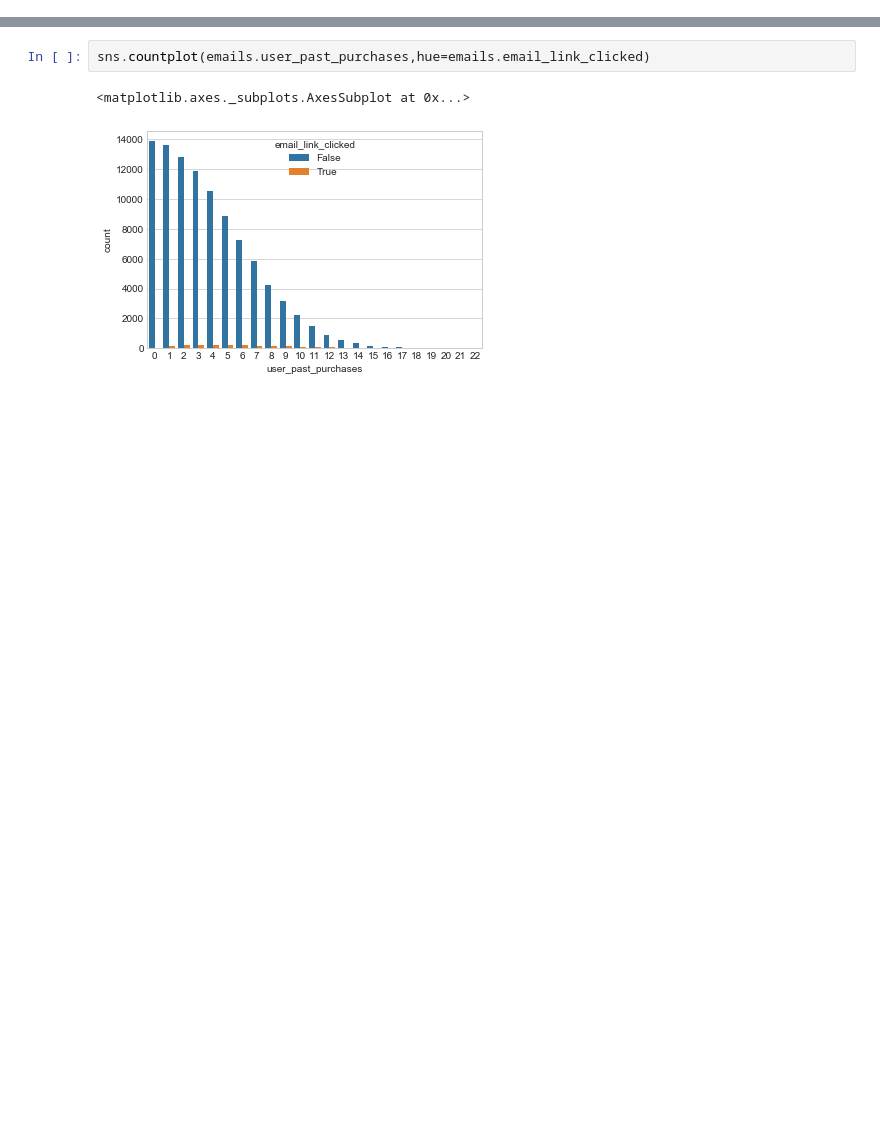
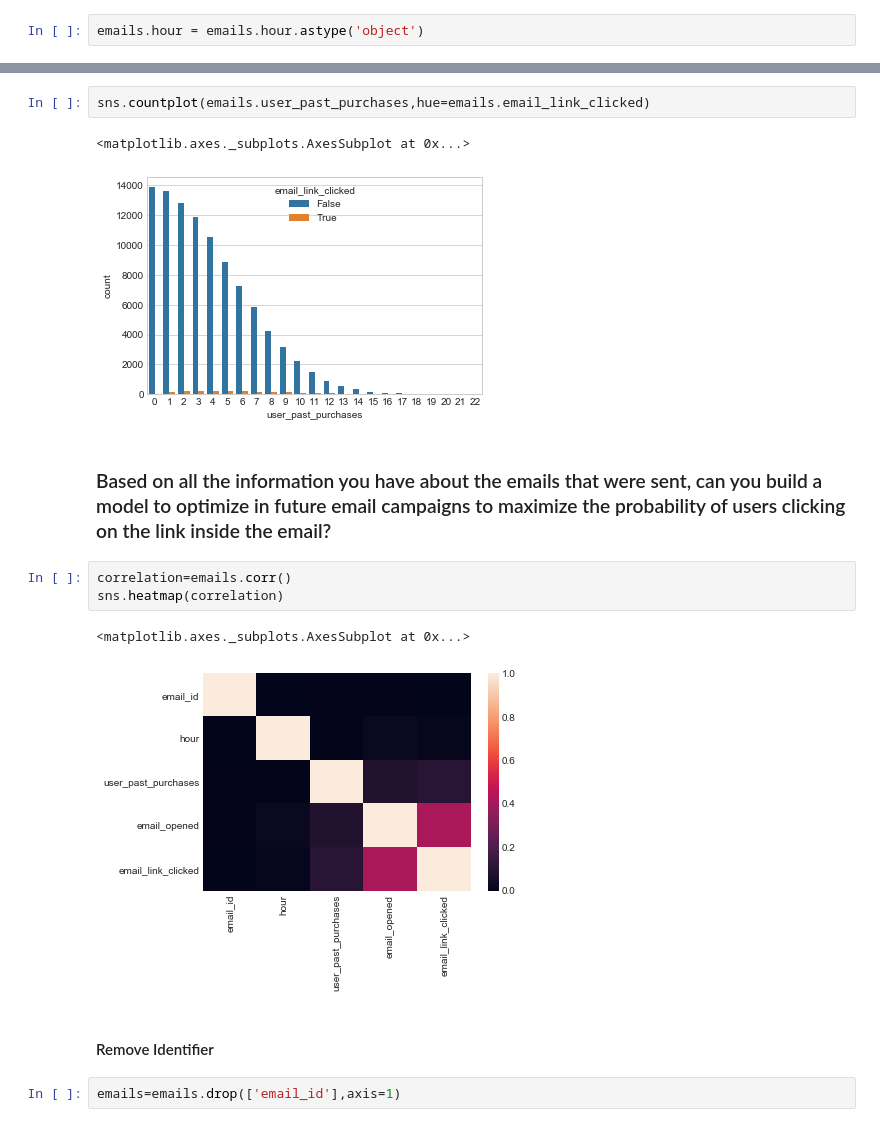
Before and after one commit to LilyElizabethJohn/Take-Home-Challenges---Giulio-Palombo, a Jupyter notebook: Email Campaign - Take Home Challenge 7.ipynb, the cells around one changed output, grey strips where cells are left out. Saved outputs shown, nothing was run; the diff lists cells and outputs as text; blank space fills up the shorter version.

Commit message:
Setup Predictive Model  Initial model run

```diff
--- a/Email Campaign - Take Home Challenge 7.ipynb
+++ b/Email Campaign - Take Home Challenge 7.ipynb
@@ -111,6 +116,8 @@ user_country           100000 non-null object
 user_past_purchases    100000 non-null int64
 dtypes: int64(3), object(4)
 memory usage: 5.3+ MB
+# %%
+emails.hour = emails.hour.astype('object')
 # %%
 sns.countplot(emails.email_text)
 # %% [output]
@@ -257,3 +264,15 @@ sns.countplot(emails.user_past_purchases,hue=emails.email_link_clicked)
 # %% [output]
 <matplotlib.axes._subplots.AxesSubplot at 0x...>
 [figure]
+# %% [markdown]
+### Based on all the information you have about the emails that were sent, can you build a model to optimize in future email campaigns to maximize the probability of users clicking on the link inside the email?
+# %%
+correlation=emails.corr()
+sns.heatmap(correlation)
+# %% [output]
+<matplotlib.axes._subplots.AxesSubplot at 0x...>
+[figure, added]
+# %% [markdown]
+#### Remove Identifier
+# %%
+emails=emails.drop(['email_id'],axis=1)
```
Also changed, not shown: parts of 18 cells of this notebook.
